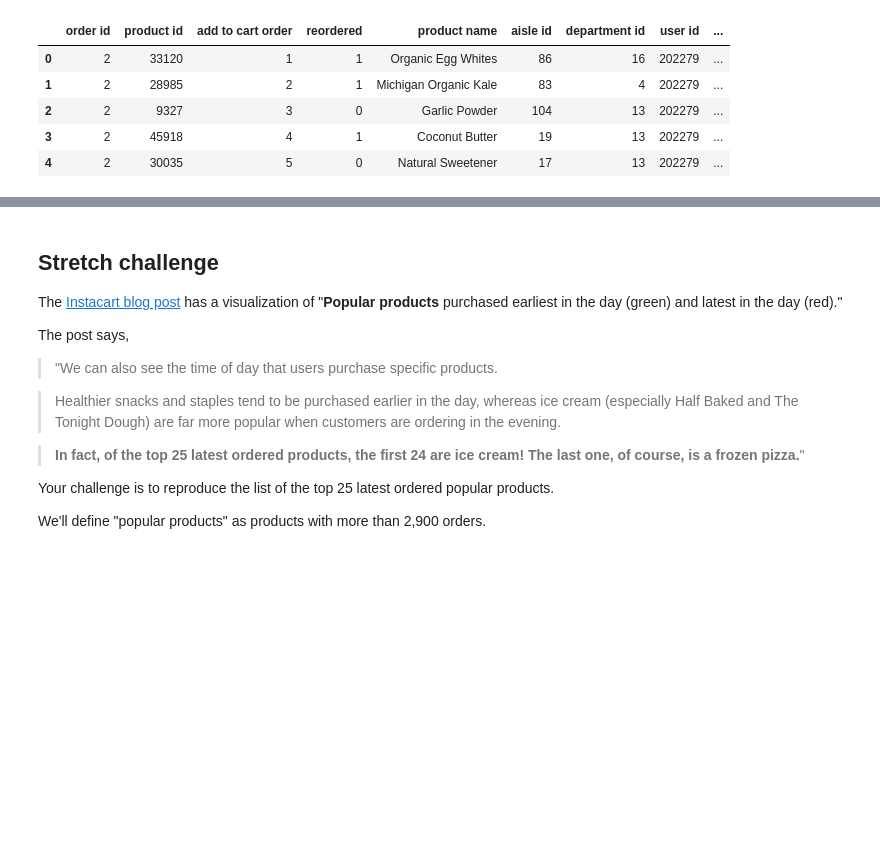
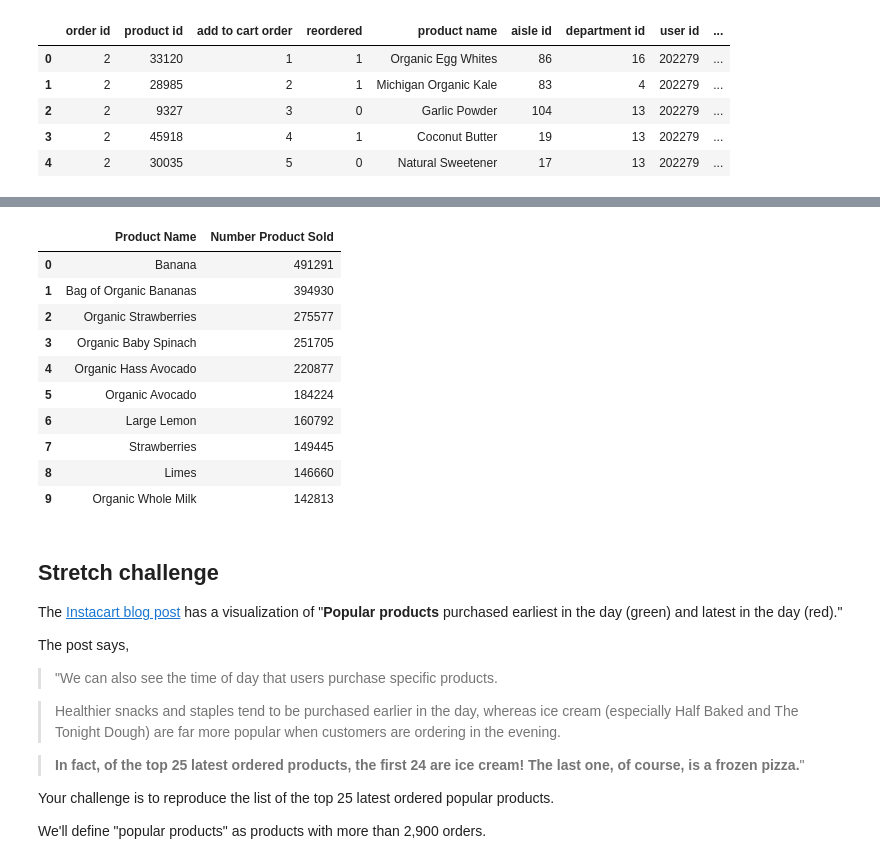
Before and after one commit to standroidbeta/DS-Unit-1-Sprint-2-Data-Wrangling, a Jupyter notebook: LS_DS_122_Join_datasets.ipynb, the cells around one changed output, grey strips where cells are left out. Drawn from its saved outputs; the diff is of its cells as text; code cells hidden in the pictures; blank space fills up the shorter version.

```diff
--- a/LS_DS_122_Join_datasets.ipynb
+++ b/LS_DS_122_Join_datasets.ipynb
@@ -495,3 +495,7 @@ products_orders_merged.head()
 | 2 | 2 | 9327 | 3 | 0 | Garlic Powder | 104 | 13 | 202279 | ... |
 | 3 | 2 | 45918 | 4 | 1 | Coconut Butter | 19 | 13 | 202279 | ... |
 | 4 | 2 | 30035 | 5 | 0 | Natural Sweetener | 17 | 13 | 202279 | ... |
+# %%
+products_sold = products_orders_merged['product name'].value_counts()
+
+products_sold.head(10)
@@ -498 +514,17 @@ products_orders_merged.head()
+# %%
+products_sold_df = products_sold.rename_axis('Product Name').reset_index(name='Number Product Sold')
+
+products_sold_df.head(10)
+# %% [output]
+|  | Product Name | Number Product Sold |
+| 0 | Banana | 491291 |
+| 1 | Bag of Organic Bananas | 394930 |
+| 2 | Organic Strawberries | 275577 |
+| 3 | Organic Baby Spinach | 251705 |
+| 4 | Organic Hass Avocado | 220877 |
+| 5 | Organic Avocado | 184224 |
+| 6 | Large Lemon | 160792 |
+| 7 | Strawberries | 149445 |
+| 8 | Limes | 146660 |
+| 9 | Organic Whole Milk | 142813 |
 # %%
```
Also changed, not shown: parts of 3 cells of this notebook.
